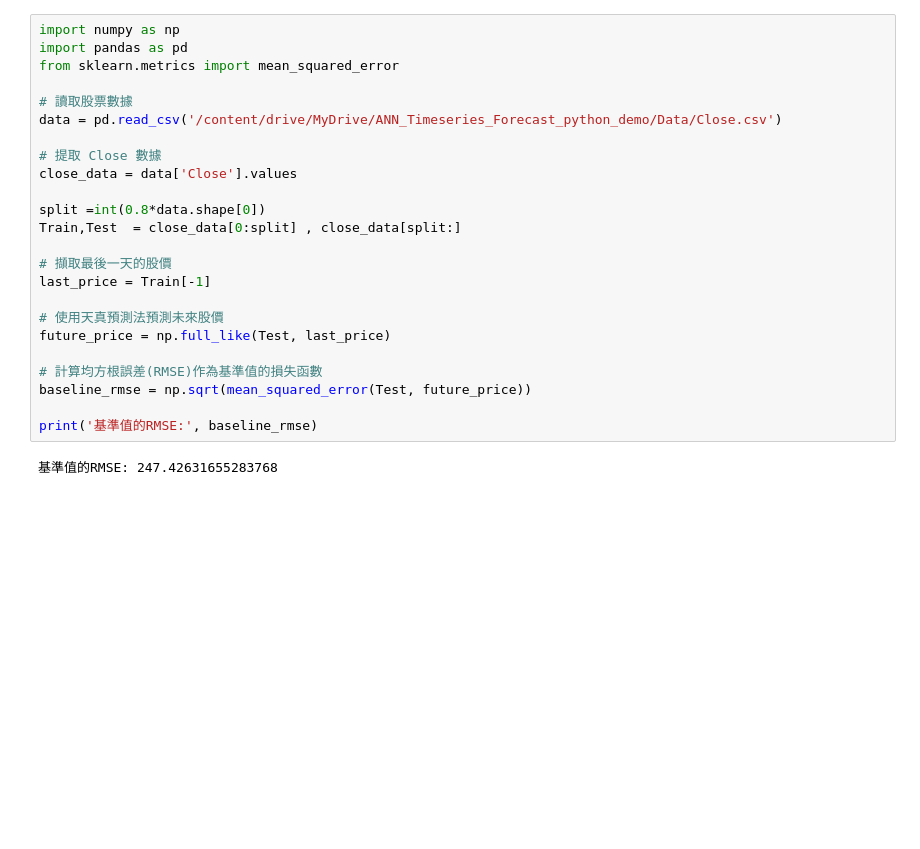
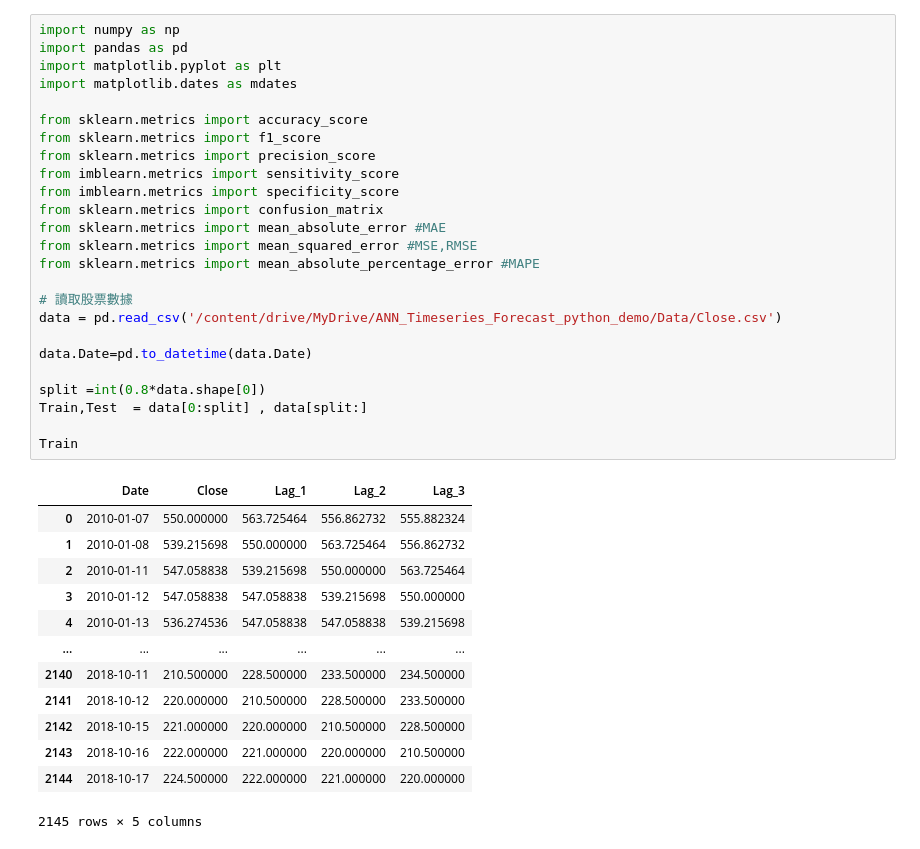
Before and after one commit to xdomodomox/colab, a Jupyter notebook: 天真預測法.ipynb, the cells around one changed output. Saved outputs shown, nothing was run; the diff lists cells and outputs as text; blank space fills up the shorter version.

```diff
--- a/天真預測法.ipynb
+++ b/天真預測法.ipynb
@@ -3,26 +3,39 @@
 # %%
 import numpy as np
 import pandas as pd
-from sklearn.metrics import mean_squared_error
+import matplotlib.pyplot as plt
+import matplotlib.dates as mdates
+
+from sklearn.metrics import accuracy_score
+from sklearn.metrics import f1_score
+from sklearn.metrics import precision_score
+from imblearn.metrics import sensitivity_score
+from imblearn.metrics import specificity_score
+from sklearn.metrics import confusion_matrix
+from sklearn.metrics import mean_absolute_error #MAE
+from sklearn.metrics import mean_squared_error #MSE,RMSE
+from sklearn.metrics import mean_absolute_percentage_error #MAPE
 
 # 讀取股票數據
 data = pd.read_csv('/content/drive/MyDrive/ANN_Timeseries_Forecast_python_demo/Data/Close.csv')
 
-# 提取 Close 數據
-close_data = data['Close'].values
+data.Date=pd.to_datetime(data.Date)
 
 split =int(0.8*data.shape[0])
-Train,Test  = close_data[0:split] , close_data[split:]
+Train,Test  = data[0:split] , data[split:]
 
-# 擷取最後一天的股價
-last_price = Train[-1]
-
-# 使用天真預測法預測未來股價
-future_price = np.full_like(Test, last_price)
-
-# 計算均方根誤差(RMSE)作為基準值的損失函數
-baseline_rmse = np.sqrt(mean_squared_error(Test, future_price))
-
-print('基準值的RMSE:', baseline_rmse)
+Train
 # %% [output]
+|  | Date | Close | Lag_1 | Lag_2 | Lag_3 |
+| 0 | 2010-01-07 | 550.000000 | 563.725464 | 556.862732 | 555.882324 |
+| 1 | 2010-01-08 | 539.215698 | 550.000000 | 563.725464 | 556.862732 |
+| 2 | 2010-01-11 | 547.058838 | 539.215698 | 550.000000 | 563.725464 |
+| 3 | 2010-01-12 | 547.058838 | 547.058838 | 539.215698 | 550.000000 |
+| 4 | 2010-01-13 | 536.274536 | 547.058838 | 547.058838 | 539.215698 |
+| ... | ... | ... | ... | ... | ... |
+| 2140 | 2018-10-11 | 210.500000 | 228.500000 | 233.500000 | 234.500000 |
+| 2141 | 2018-10-12 | 220.000000 | 210.500000 | 228.500000 | 233.500000 |
+| 2142 | 2018-10-15 | 221.000000 | 220.000000 | 210.500000 | 228.500000 |
+| 2143 | 2018-10-16 | 222.000000 | 221.000000 | 220.000000 | 210.500000 |
+| 2144 | 2018-10-17 | 224.500000 | 222.000000 | 221.000000 | 220.000000 |
-基準值的RMSE: 247.42631655283768
+2145 rows × 5 columns
```
Also changed, not shown: parts of 4 cells of this notebook.
